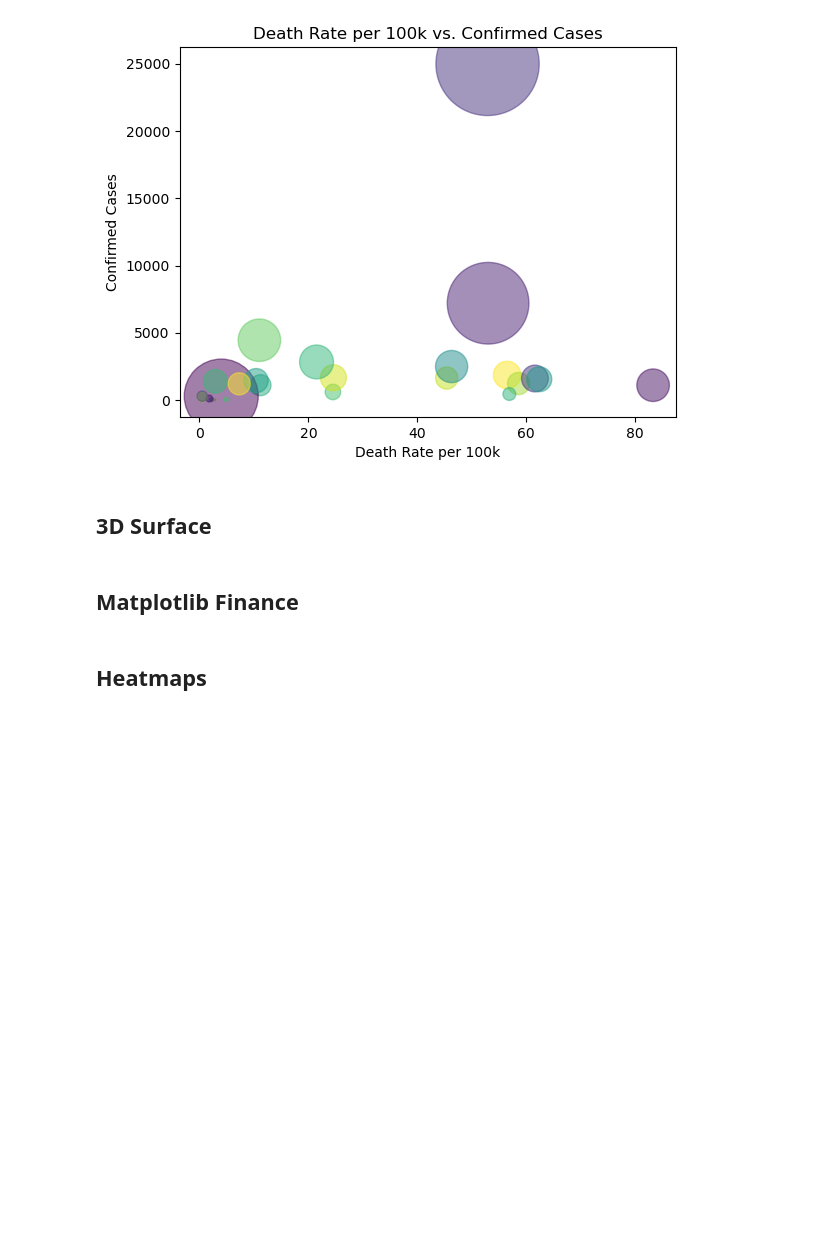
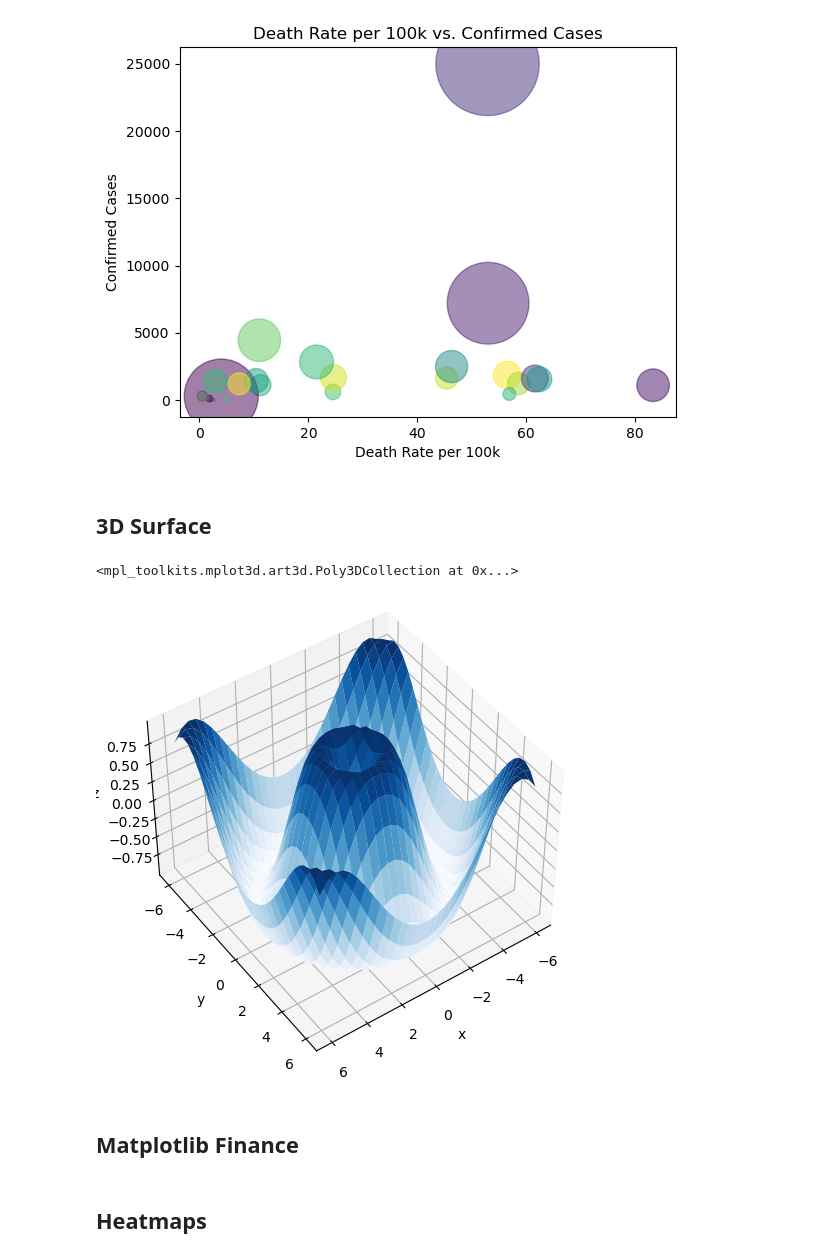
Before and after one commit to r00kieBlinder/Matplotlib-r00kie, a Jupyter notebook: matplotlib_tutorial.ipynb, the cells around one changed output. Drawn from its saved outputs; the diff is of its cells as text; code cells hidden in the pictures; blank space fills up the shorter version.

```diff
--- a/matplotlib_tutorial.ipynb
+++ b/matplotlib_tutorial.ipynb
@@ -445,7 +445,40 @@ plt.scatter(dr_arr,test_arr,s=cc_arr_sm,c=color_arr,alpha=0.5)
 [figure]
 # %% [markdown]
 ## 3D Surface
-# %% [markdown]
-## Matplotlib Finance
-# %% [markdown]
-## Heatmaps
+# %%
+from mpl_toolkits import mplot3d
+
+fig_9 = plt.figure(figsize=(8,5), dpi=100)
+axes_9 = fig_9.add_axes([0.1,0.1,0.9,0.9], projection='3d')
+
+z_3 = 15 * np.random.random(100)
+x_3 = np.sin(z_3) * np.random.randn(100)
+y_3 = np.cos(z_3) * np.random.randn(100)
+# axes_9.scatter3D(x_3, y_3, z_3, c=z_3, cmap='Blues')
+
+def get_z(x, y):
+    return np.sin(np.sqrt(x**2 + y**2))
+
+x_4 = np.linspace(-6, 6, 30)
+y_4 = np.linspace(-6, 6, 30)
+
+x_4, y_4 = np.meshgrid(x_4, y_4)
+z_4 = get_z(x_4, y_4)
+
+axes_9.view_init(45, 55)
+# axes_9.contour3D(x_4, y_4, z_4, 100, cmap='Greens')
+
+axes_9.set_xlabel('x')
+axes_9.set_ylabel('y')
+axes_9.set_zlabel('z')
+
+# axes_9.plot_wireframe(x_4, y_4, z_4, color='red')
+
+axes_9.plot_surface(x_4, y_4, z_4, rstride=1, cstride=1, cmap='Blues', edgecolor='none')
+# %% [output]
+<mpl_toolkits.mplot3d.art3d.Poly3DCollection at 0x...>
+[figure, added]
+# %% [markdown]
+## Matplotlib Finance
+# %% [markdown]
+## Heatmaps
```
